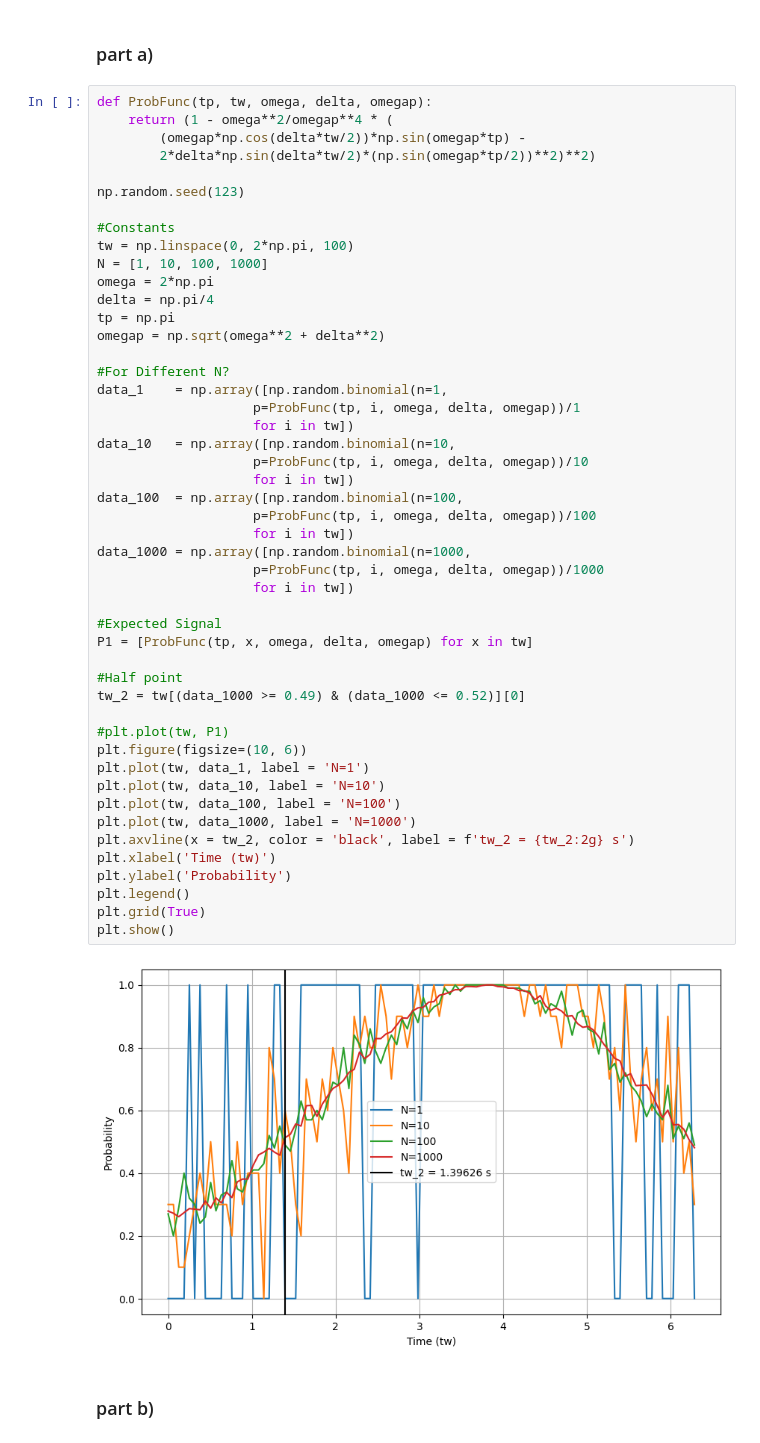
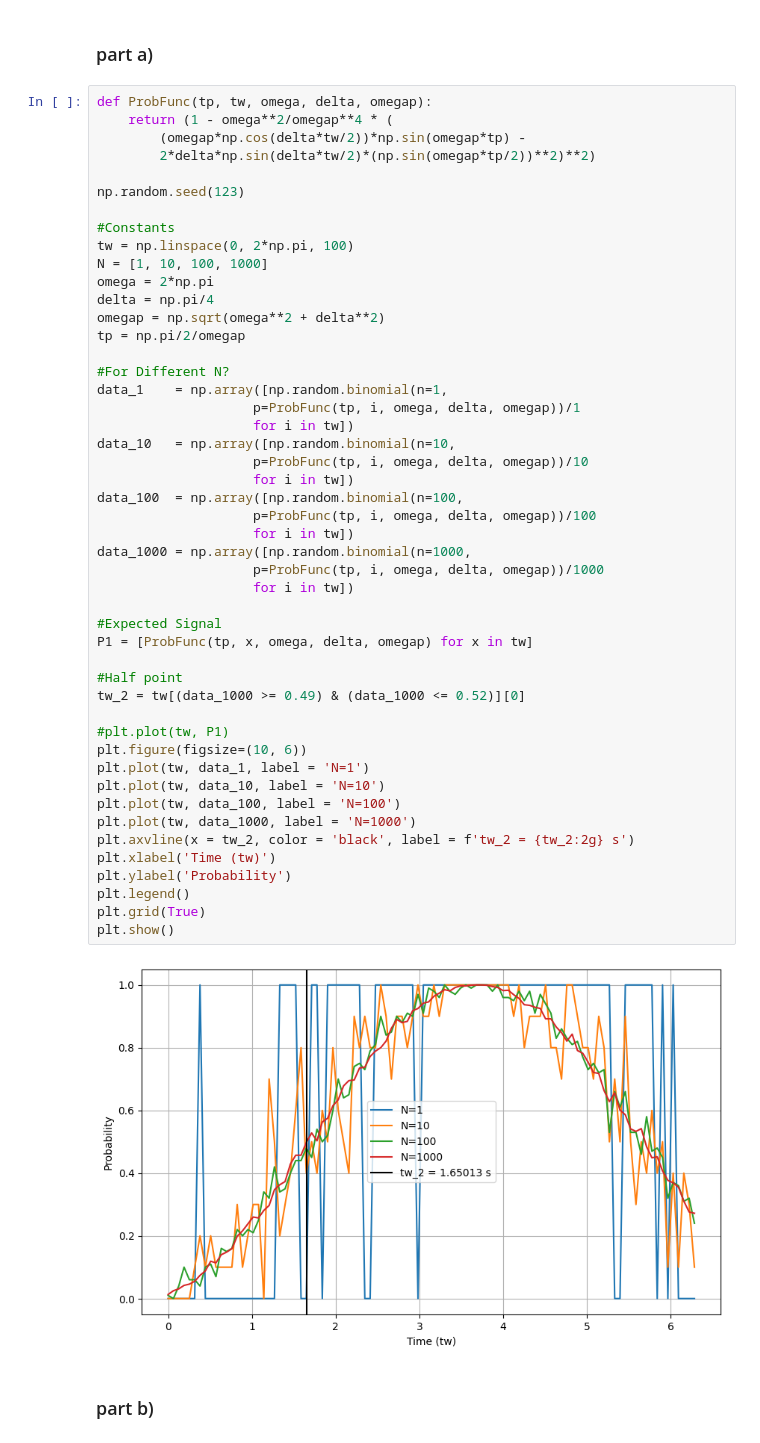
Before and after one commit to shashankd95/QuTipSimulations, a Jupyter notebook: QST_Stats2.ipynb, the cells around one changed output. Saved outputs shown, nothing was run; the diff lists cells and outputs as text.

```diff
--- a/QST_Stats2.ipynb
+++ b/QST_Stats2.ipynb
@@ -165,8 +165,8 @@ tw = np.linspace(0, 2*np.pi, 100)
 N = [1, 10, 100, 1000]
 omega = 2*np.pi
 delta = np.pi/4
-tp = np.pi
 omegap = np.sqrt(omega**2 + delta**2)
+tp = np.pi/2/omegap
 
 #For Different N?
 data_1    = np.array([np.random.binomial(n=1,
@@ -174,34 +174,34 @@ data_1    = np.array([np.random.binomial(n=1,
                     for i in tw])
 data_10   = np.array([np.random.binomial(n=10,
                     p=ProbFunc(tp, i, omega, delta, omegap))/10
                     for i in tw])
 data_100  = np.array([np.random.binomial(n=100,
                     p=ProbFunc(tp, i, omega, delta, omegap))/100
                     for i in tw])
 data_1000 = np.array([np.random.binomial(n=1000,
                     p=ProbFunc(tp, i, omega, delta, omegap))/1000
                     for i in tw])
 
 #Expected Signal
 P1 = [ProbFunc(tp, x, omega, delta, omegap) for x in tw]
 
 #Half point
 tw_2 = tw[(data_1000 >= 0.49) & (data_1000 <= 0.52)][0]
 
 #plt.plot(tw, P1)
 plt.figure(figsize=(10, 6))
 plt.plot(tw, data_1, label = 'N=1')
 plt.plot(tw, data_10, label = 'N=10')
 plt.plot(tw, data_100, label = 'N=100')
 plt.plot(tw, data_1000, label = 'N=1000')
 plt.axvline(x = tw_2, color = 'black', label = f'tw_2 = {tw_2:2g} s')
 plt.xlabel('Time (tw)')
 plt.ylabel('Probability')
 plt.legend()
 plt.grid(True)
 plt.show()
 # %% [output]
-[figure, old version]
+[figure, new version]
 # %% [markdown]
 ### part b)
 # %%
```
Also changed, not shown: parts of 11 cells of this notebook.
